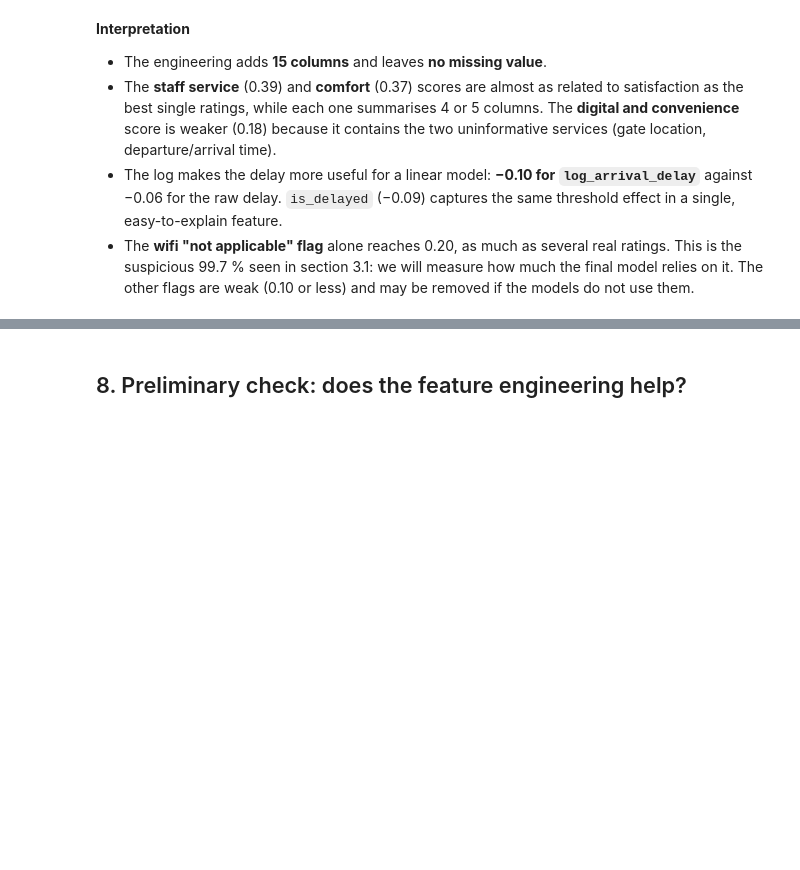
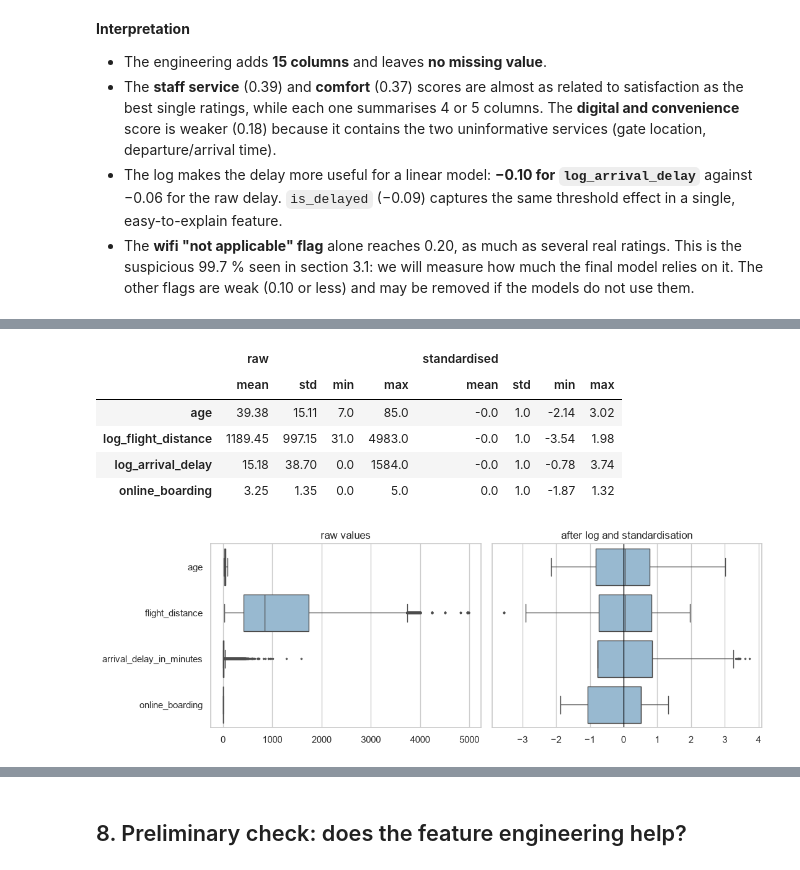
Before and after one commit to emv4n/airline-passenger-satisfaction, a Jupyter notebook: notebooks/01_eda_feature_engineering.ipynb, the cells around one changed output, grey strips where cells are left out. Drawn from its saved outputs; the diff is of its cells as text; code cells hidden in the pictures; blank space fills up the shorter version.

```diff
--- a/notebooks/01_eda_feature_engineering.ipynb
+++ b/notebooks/01_eda_feature_engineering.ipynb
@@ -373,0 +454,17 @@ viz.plot_feature_relevance(engineered_relevance, FIGURES, "12_engineered_feature
+# %%
+from sklearn.preprocessing import StandardScaler
+
+raw_columns = ["age", "flight_distance", "arrival_delay_in_minutes", "online_boarding"]
+model_columns = ["age", "log_flight_distance", "log_arrival_delay", "online_boarding"]
+scaled = pd.DataFrame(StandardScaler().fit_transform(X_train_fe[model_columns]), columns=model_columns)
+viz.plot_scaling(X_train[raw_columns], scaled, FIGURES);
+display(pd.concat({"raw": X_train[raw_columns].agg(["mean", "std", "min", "max"]).T.set_axis(model_columns),
+                   "standardised": scaled.agg(["mean", "std", "min", "max"]).T}, axis=1).round(2))
+# %% [output]
+|  | raw |  |  |  | standardised |  |  |  |
+|  | mean | std | min | max | mean | std | min | max |
+| age | 39.38 | 15.11 | 7.0 | 85.0 | -0.0 | 1.0 | -2.14 | 3.02 |
+| log_flight_distance | 1189.45 | 997.15 | 31.0 | 4983.0 | -0.0 | 1.0 | -3.54 | 1.98 |
+| log_arrival_delay | 15.18 | 38.70 | 0.0 | 1584.0 | -0.0 | 1.0 | -0.78 | 3.74 |
+| online_boarding | 3.25 | 1.35 | 0.0 | 5.0 | 0.0 | 1.0 | -1.87 | 1.32 |
+[figure, added]
```
Also changed, not shown: parts of 19 cells of this notebook, 13 other files.
